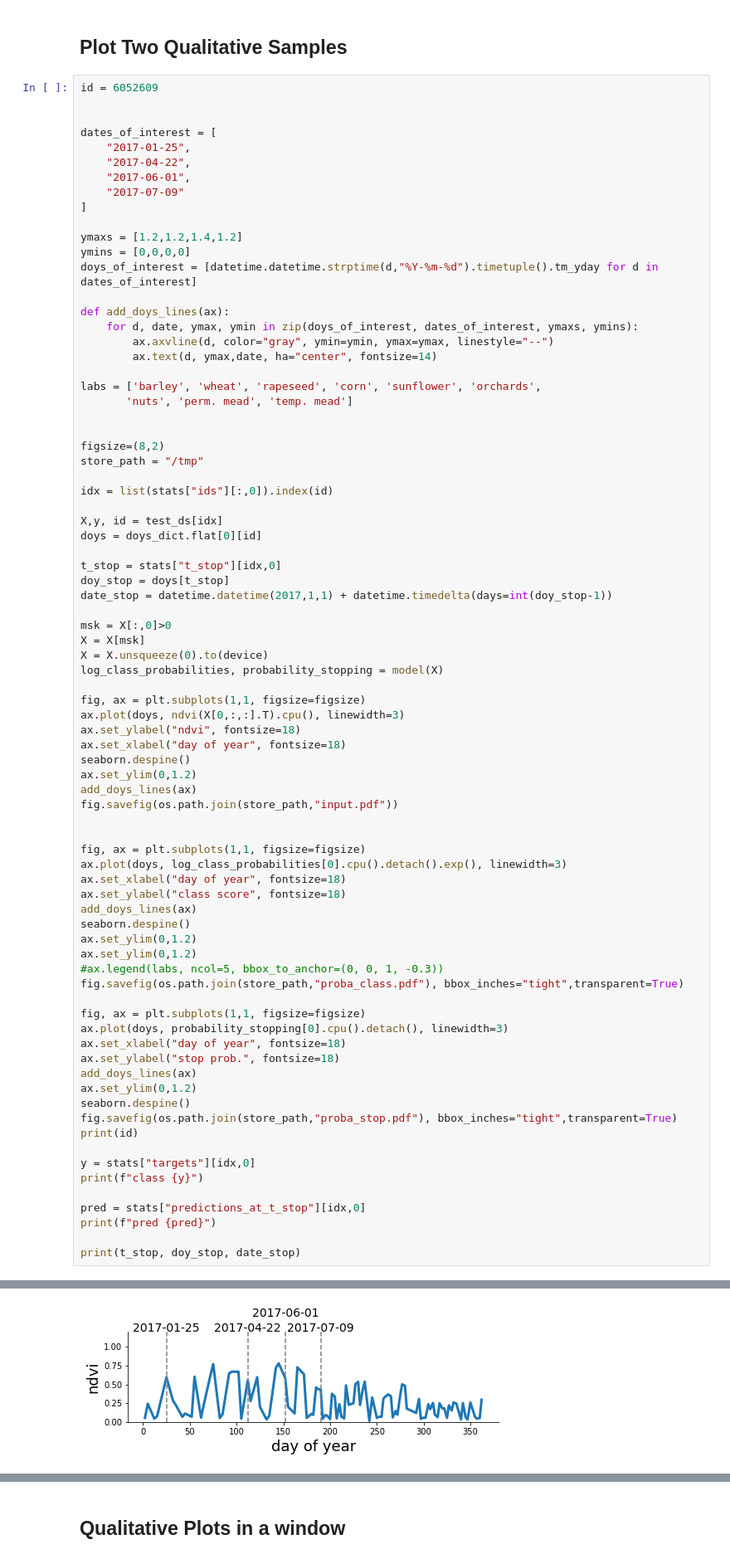
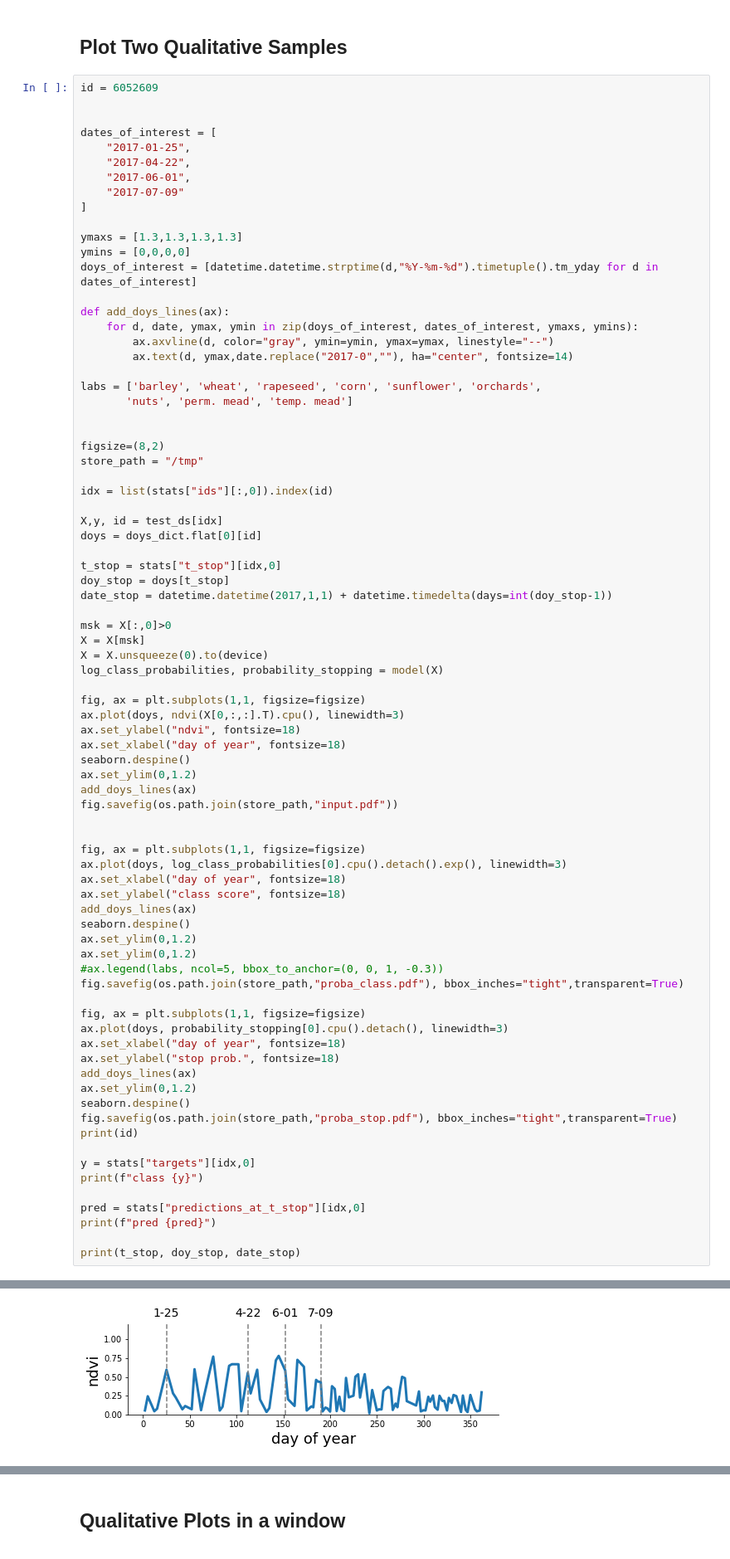
Before and after one commit to MarcCoru/elects, a Jupyter notebook: notebooks/Breizhcrops.ipynb, the cells around one changed output, grey strips where cells are left out. Shown: that part at 83% size. Drawn from its saved outputs; the diff is of its cells as text.

Commit message:
added breizhcrops epsilon experiment plots

```diff
--- a/notebooks/Breizhcrops.ipynb
+++ b/notebooks/Breizhcrops.ipynb
@@ -461,14 +463,14 @@ dates_of_interest = [
     "2017-07-09"
 ]
 
-ymaxs = [1.2,1.2,1.4,1.2]
+ymaxs = [1.3,1.3,1.3,1.3]
 ymins = [0,0,0,0]
 doys_of_interest = [datetime.datetime.strptime(d,"%Y-%m-%d").timetuple().tm_yday for d in dates_of_interest]
 
 def add_doys_lines(ax):
     for d, date, ymax, ymin in zip(doys_of_interest, dates_of_interest, ymaxs, ymins):
         ax.axvline(d, color="gray", ymin=ymin, ymax=ymax, linestyle="--")
-        ax.text(d, ymax,date, ha="center", fontsize=14)
+        ax.text(d, ymax,date.replace("2017-0",""), ha="center", fontsize=14)
 
 labs = ['barley', 'wheat', 'rapeseed', 'corn', 'sunflower', 'orchards',
        'nuts', 'perm. mead', 'temp. mead']
@@ -507,31 +509,31 @@ ax.set_xlabel("day of year", fontsize=18)
 ax.set_ylabel("class score", fontsize=18)
 add_doys_lines(ax)
 seaborn.despine()
 ax.set_ylim(0,1.2)
 ax.set_ylim(0,1.2)
 #ax.legend(labs, ncol=5, bbox_to_anchor=(0, 0, 1, -0.3))
 fig.savefig(os.path.join(store_path,"proba_class.pdf"), bbox_inches="tight",transparent=True)
 
 fig, ax = plt.subplots(1,1, figsize=figsize)
 ax.plot(doys, probability_stopping[0].cpu().detach(), linewidth=3)
 ax.set_xlabel("day of year", fontsize=18)
 ax.set_ylabel("stop prob.", fontsize=18)
 add_doys_lines(ax)
 ax.set_ylim(0,1.2)
 seaborn.despine()
 fig.savefig(os.path.join(store_path,"proba_stop.pdf"), bbox_inches="tight",transparent=True)
 print(id)
 
 y = stats["targets"][idx,0]
 print(f"class {y}")
 
 pred = stats["predictions_at_t_stop"][idx,0]
 print(f"pred {pred}")
 
 print(t_stop, doy_stop, date_stop)
 # %% [output]
 6052609
 class 2
 pred 2
 22 115 2017-04-25 00:00:00
-[figure, old version]
+[figure, new version]
```
Also changed, not shown: parts of 8 cells of this notebook, 5 other files.
